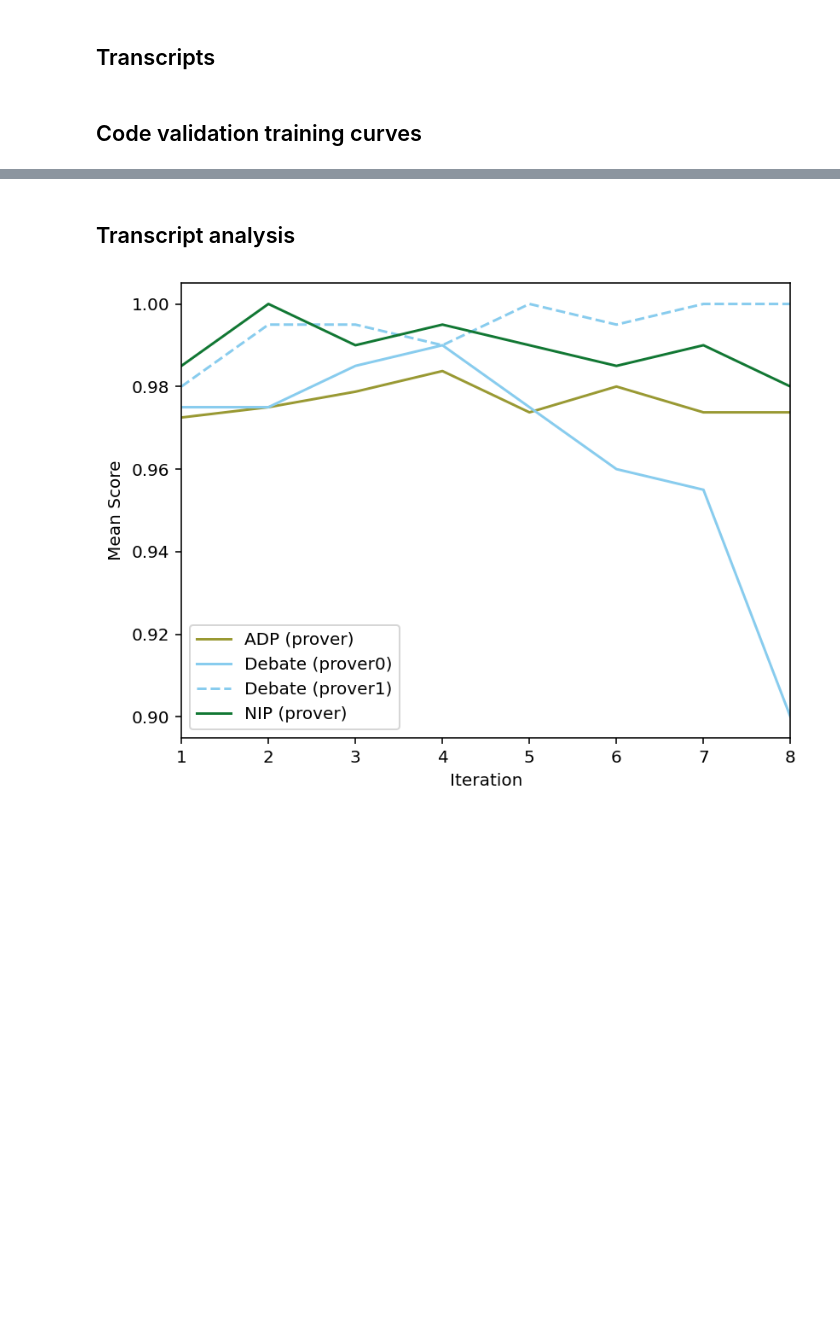
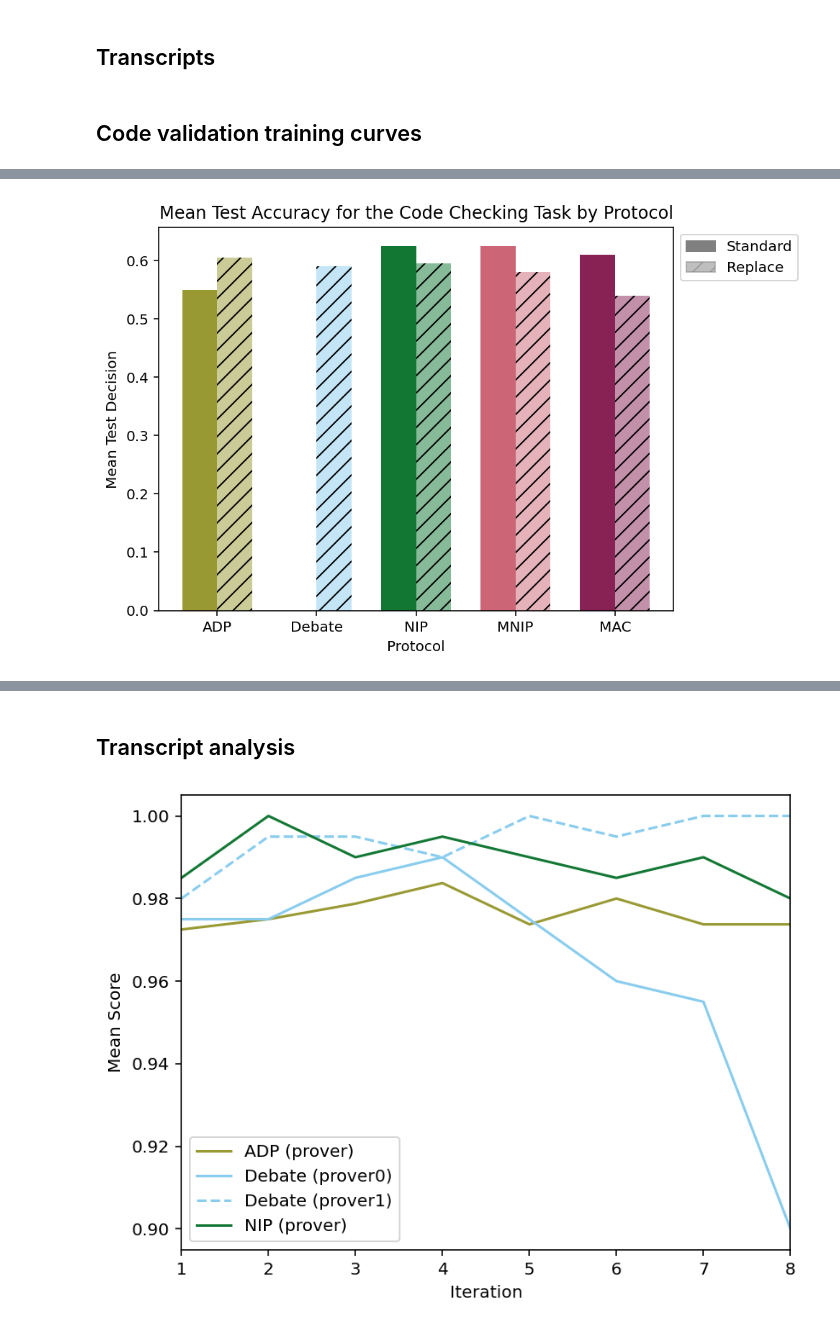
Before and after one commit to SamAdamDay/neural-interactive-proofs, a Jupyter notebook: playground/plots.ipynb, the cells around one changed output, grey strips where cells are left out. Cells and saved outputs as stored; diff of their text form; code cells hidden in the pictures; blank space fills up the shorter version.

```diff
--- a/playground/plots.ipynb
+++ b/playground/plots.ipynb
@@ -437,0 +452,47 @@ plt.show()
+# %%
+# Extract protocols and their corresponding mean decisions
+mean_accuracys = []
+replace_mean_accuracys = []
+for protocol in protocols:
+    if protocol in cv_test_stats["mean_accuracy"]:
+        mean_accuracys.append(cv_test_stats["mean_accuracy"][protocol])
+    else:
+        mean_accuracys.append(0)
+    if protocol in cv_replace_test_stats["mean_accuracy"]:
+        replace_mean_accuracys.append(cv_replace_test_stats["mean_accuracy"][protocol])
+    else:
+        replace_mean_accuracys.append(0)
+
+# Get colors for each protocol
+colors = [PROTOCOL_COLOURS.get(protocol, "#000000") for protocol in protocols]
+
+# Define the width of the bars
+bar_width = 0.35
+
+# Plot the mean decisions as a bar chart
+fig, ax = plt.subplots()
+bars = ax.bar([p - bar_width/2 for p in range(len(protocols))], mean_accuracys, width=bar_width, color=colors, label='Standard')
+
+# Add the replace mean decisions with hatched fill
+bars_replace = ax.bar([p + bar_width/2 for p in range(len(protocols))], replace_mean_accuracys, width=bar_width, color=colors, hatch='//', alpha=0.5, label='Replace')
+
+# Set the title and labels
+ax.set_ylabel("Mean Test Decision")
+ax.set_xlabel("Protocol")
+ax.set_xticks(range(len(protocols)))
+ax.set_xticklabels(protocols)
+
+# Add legend
+legend = ax.legend(bbox_to_anchor=(1, 1), loc='upper left')
+
+# Set the color of the bars in the legend to gray
+for patch in legend.get_patches():
+    patch.set_color("gray")
+
+# Title
+ax.set_title("Mean Test Accuracy for the Code Checking Task by Protocol")
+
+# Display the plot
+plt.show()
+# %% [output]
+[figure, added]
```
Also changed, not shown: parts of 8 cells of this notebook.
